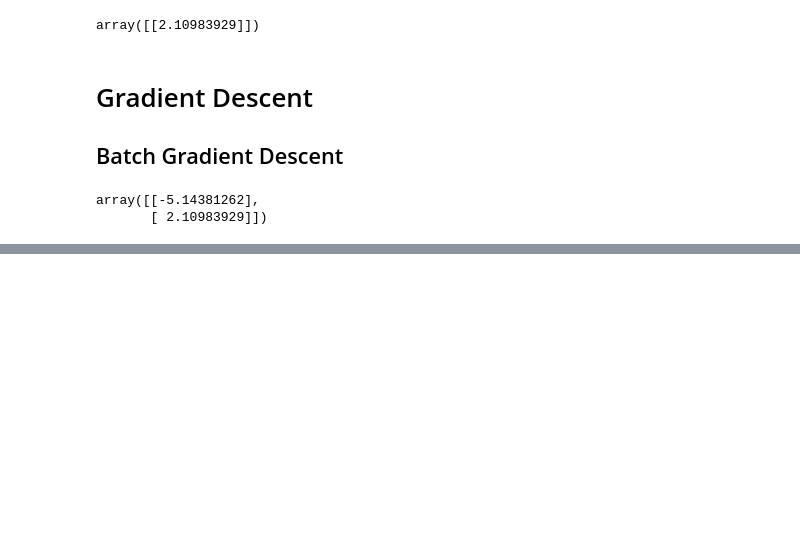
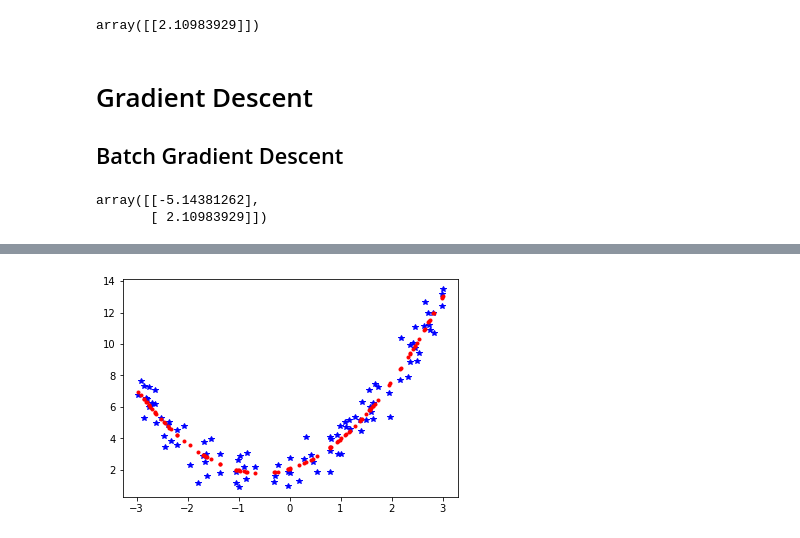
Before and after one commit to alishakiba/DataMiningCourse, a Jupyter notebook: TrainingLinearModels.ipynb, the cells around one changed output, grey strips where cells are left out. Saved outputs shown, nothing was run; the diff lists cells and outputs as text; code cells hidden in the pictures; blank space fills up the shorter version.

```diff
--- a/TrainingLinearModels.ipynb
+++ b/TrainingLinearModels.ipynb
@@ -115,0 +129,3 @@ sgd_reg.intercept_, sgd_reg.coef_
+# %%
+poly_features = PolynomialFeatures(degree=2, include_bias=False)
+X_poly = poly_features.fit_transform(X)
@@ -115,0 +142,2 @@ sgd_reg.intercept_, sgd_reg.coef_
+# %%
+y_pred = lin_reg.predict(X_poly)
@@ -115,0 +164,6 @@ sgd_reg.intercept_, sgd_reg.coef_
+# %%
+plt.plot(X, y, 'b*')
+plt.plot(X, y_pred.ravel(), 'r.')
+plt.show()
+# %% [output]
+[figure, added]
```
Also changed, not shown: parts of 33 cells of this notebook.
